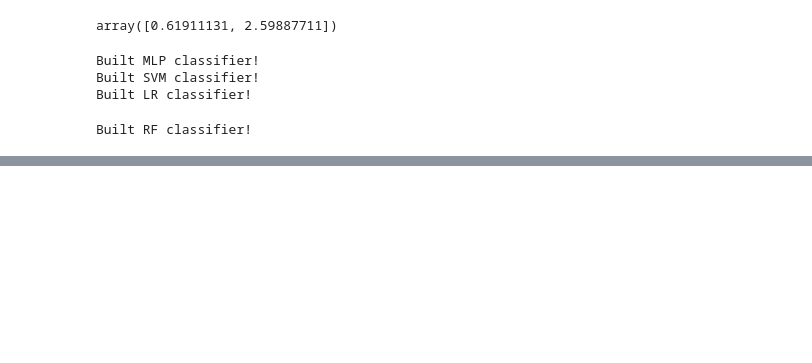
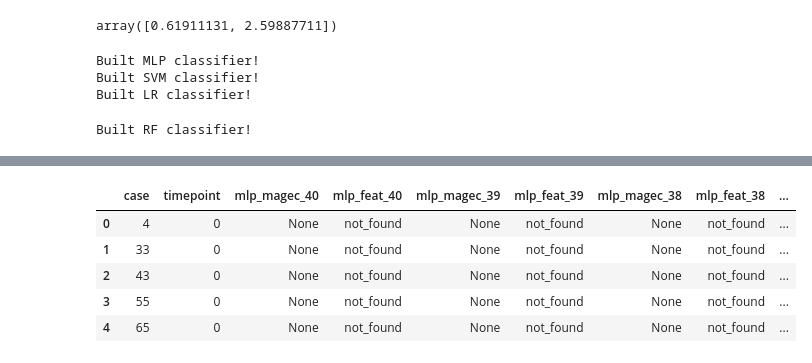
Before and after one commit to gstef80/MAgEC, a Jupyter notebook: MAgEC_Static_Cases.ipynb, the cells around one changed output, grey strips where cells are left out. Saved outputs shown, nothing was run; the diff lists cells and outputs as text; code cells hidden in the pictures; blank space fills up the shorter version.

```diff
--- a/MAgEC_Static_Cases.ipynb
+++ b/MAgEC_Static_Cases.ipynb
@@ -149,11 +173,15 @@ def create_mlp():
     mlp.add(Dropout(0.2))
     mlp.add(Dense(1, activation='sigmoid'))
     mlp.compile(loss='binary_crossentropy',
-                loss_weights=[class_weights[0]], optimizer='adam', metrics=['accuracy'])
+                optimizer='adam', metrics=['accuracy'])
     return mlp
 
 mlp = KerasClassifier(build_fn=create_mlp, epochs=100, batch_size=64, verbose=0)
-mlp.fit(xst_train, Y_train['label'], epochs=100, batch_size=64, verbose=0)
+mlp.fit(xst_train, Y_train['label'],
+        epochs=100,
+        batch_size=64,
+        verbose=0,
+        class_weight={0:class_weights[0], 1:class_weights[1]}, )
 print('Built MLP classifier!')
 
 sv = svm.SVC(probability=True, class_weight="balanced")
@@ -236,4 +264,7 @@ vits = ['heartrate_mean', 'sysbp_mean', 'diasbp_mean',
 
 drivers = ['first_' + x for x in vits] + ['last_' + x for x in vits]
 # %%
-feats = drivers + labs
+feats = list(xst_valid.columns) #  drivers + labs
+# %%
+joined = mg.magec_models(magecs_mlp, magecs_svm, magecs_lr,
+                         Xdata=xst_valid, Ydata=Y_valid['label'], features=feats)
@@ -239,0 +282,9 @@ feats = drivers + labs
+# %%
+ranks.head()
+# %% [output]
+|  | case | timepoint | mlp_magec_40 | mlp_feat_40 | mlp_magec_39 | mlp_feat_39 | mlp_magec_38 | mlp_feat_38 | ... |
+| 0 | 4 | 0 | None | not_found | None | not_found | None | not_found | ... |
+| 1 | 33 | 0 | None | not_found | None | not_found | None | not_found | ... |
+| 2 | 43 | 0 | None | not_found | None | not_found | None | not_found | ... |
+| 3 | 55 | 0 | None | not_found | None | not_found | None | not_found | ... |
+| 4 | 65 | 0 | None | not_found | None | not_found | None | not_found | ... |
```
Also changed, not shown: parts of 60 cells of this notebook, 3 other files.
